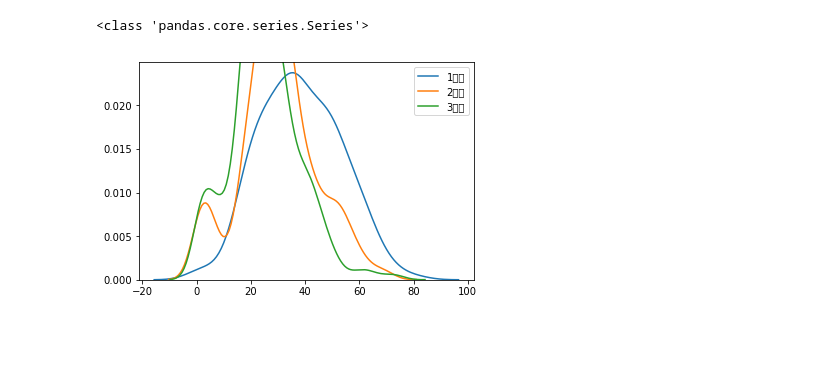
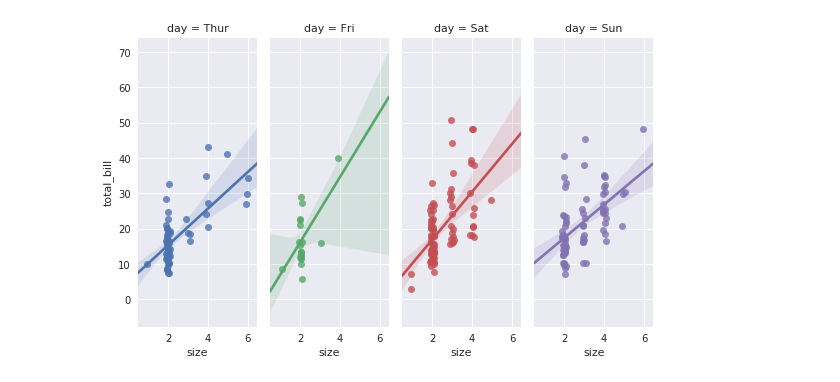
Before and after one commit to selous123/kaggle, a Jupyter notebook: Titanic/dataProcessing.ipynb, the cells around one changed output. Saved outputs shown, nothing was run; the diff lists cells and outputs as text; code cells hidden in the pictures; blank space fills up the shorter version.

```diff
--- a/Titanic/dataProcessing.ipynb
+++ b/Titanic/dataProcessing.ipynb
@@ -99,16 +94,19 @@ import matplotlib.pyplot as plt
 import seaborn as sns
 data = pd.read_csv("train.csv")
 
+data1 = data.loc[:,["Age","Pclass"]]
 
-print type(data.Age)
+data1 = data1.dropna(how='any')
+#print type(data.Age)
 
+sns.set()
 fig, axs = plt.subplots()
-sns.kdeplot(data.Age[data.Pclass == 1],ax=axs)
-sns.kdeplot(data.Age[data.Pclass == 2],ax=axs)
-sns.kdeplot(data.Age[data.Pclass == 3],ax=axs)
+
+ax = sns.kdeplot(data1.Age[data1.Pclass == 3])
+ax = sns.kdeplot(data1.Age[data1.Pclass == 1])
+ax = sns.kdeplot(data1.Age[data1.Pclass == 2])
+
+
 plt.legend((u'1等舱', u'2等舱',u'3等舱'),loc='best')
 
 plt.show()
-# %% [output]
-<class 'pandas.core.series.Series'>
-[figure, removed]
@@ -114,0 +141,40 @@ plt.show()
+# %%
+import numpy as np
+import matplotlib as mpl
+import matplotlib.pyplot as plt
+import seaborn as sns
+
+def sinplot(flip=1):
+    x = np.linspace(0, 14, 100)
+    for i in range(1, 7):
+        plt.plot(x, np.sin(x + i * .5) * (7 - i) * flip)
+
+sns.set(color_codes=True)
+sns.set_style("ticks")
+sinplot()
+
+plt.show()
+# %%
+import numpy as np
+import pandas as pd
+import matplotlib as mpl
+import matplotlib.pyplot as plt
+import seaborn as sns
+sns.set(color_codes=True)
+np.random.seed(sum(map(ord, "regression")))
+tips = sns.load_dataset("tips")
+
+#f, ax = plt.subplots(figsize=(5.4,5.4))
+#sns.regplot(x="total_bill", y="tip", scatter=True,data=tips,marker='+',ax=ax);
+# sns.regplot(x="total_bill", y="tip", data=tips,ax=ax);
+# sns.regplot(x="total_bill", y="tip", data=tips,ax=ax);
+# sns.regplot(x="total_bill", y="tip", data=tips,ax=ax);
+#sns.lmplot(x="total_bill", y="tip", data=tips);
+g = sns.lmplot(x="size", y="total_bill", col="day",hue="day",
+                data=tips, aspect=.4, x_jitter=.1)
+
+plt.show()
+
+#tips
+# %% [output]
+[figure, added]
```
Also changed, not shown: parts of 3 cells of this notebook.
